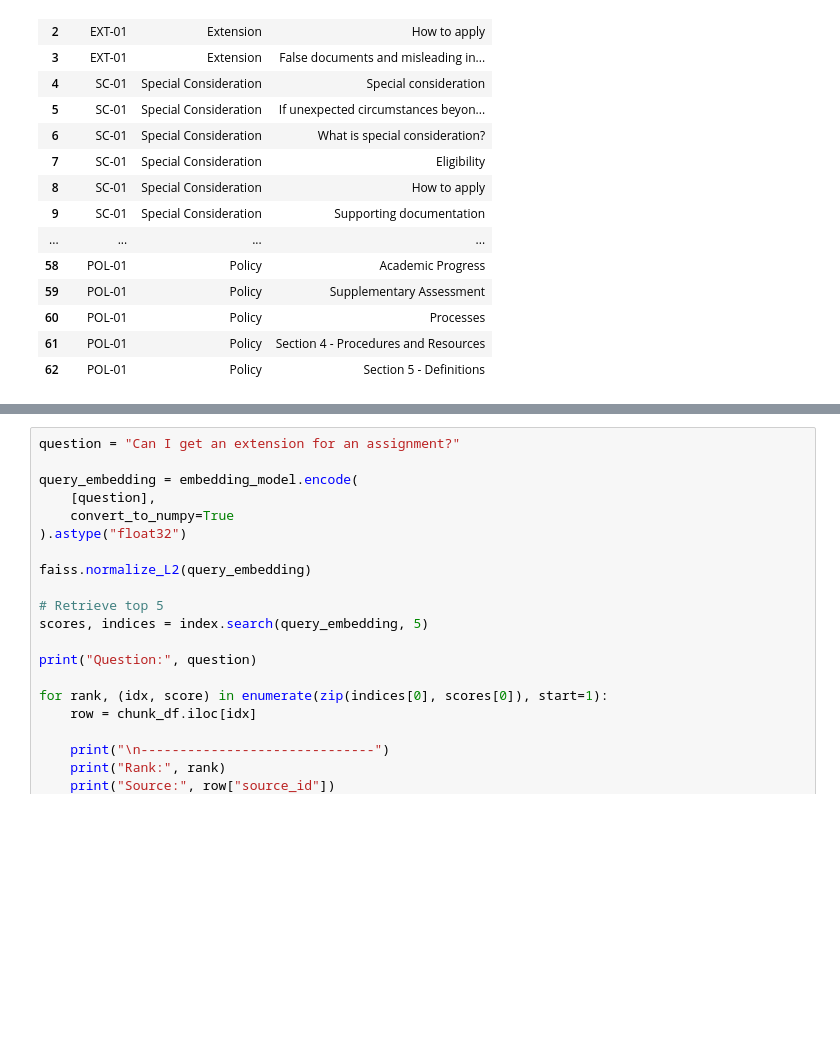
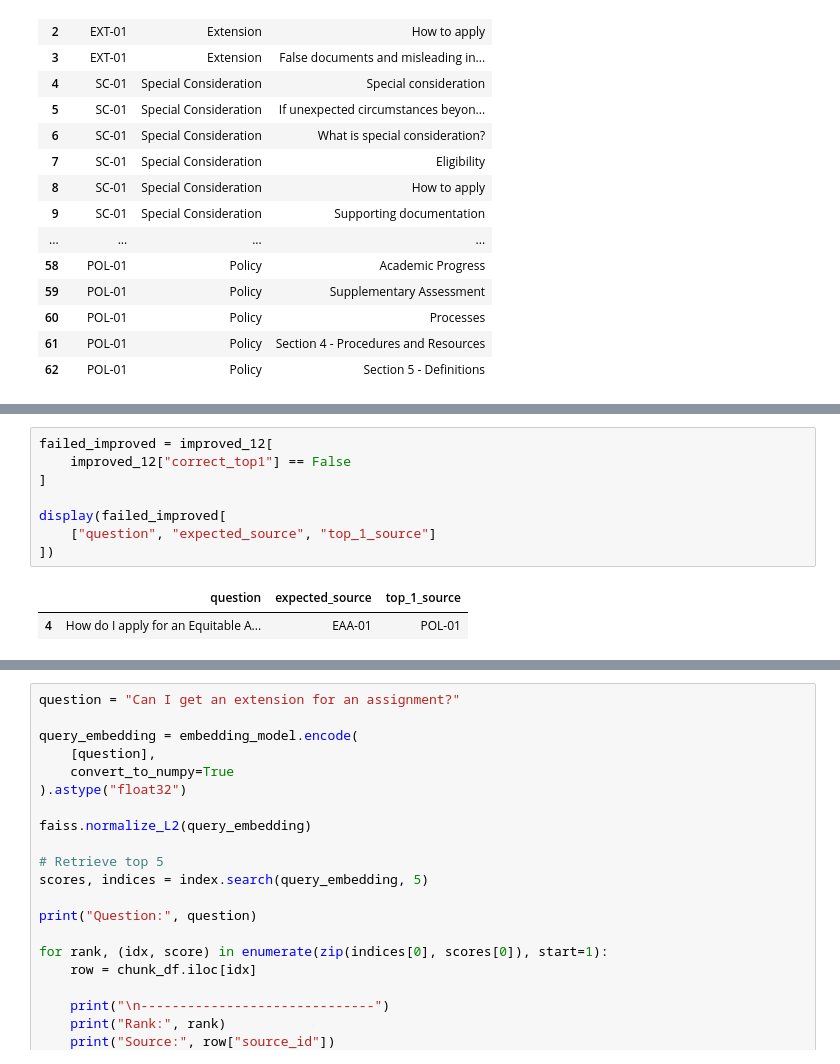
Before and after one commit to S4199668/walert-group64, a Jupyter notebook: version_2/Final_1.ipynb, the cells around one changed output, grey strips where cells are left out. Cells and saved outputs as stored; diff of their text form; blank space fills up the shorter version.

```diff
--- a/version_2/Final_1.ipynb
+++ b/version_2/Final_1.ipynb
@@ -1417,3 +1518,14 @@ display(test_df)
+# %%
+failed_improved = improved_12[
+    improved_12["correct_top1"] == False
+]
+
+display(failed_improved[
+    ["question", "expected_source", "top_1_source"]
+])
+# %% [output]
+|  | question | expected_source | top_1_source |
+| 4 | How do I apply for an Equitable A... | EAA-01 | POL-01 |
 # %%
 results = []
 
```
Also changed, not shown: parts of 10 cells of this notebook.
